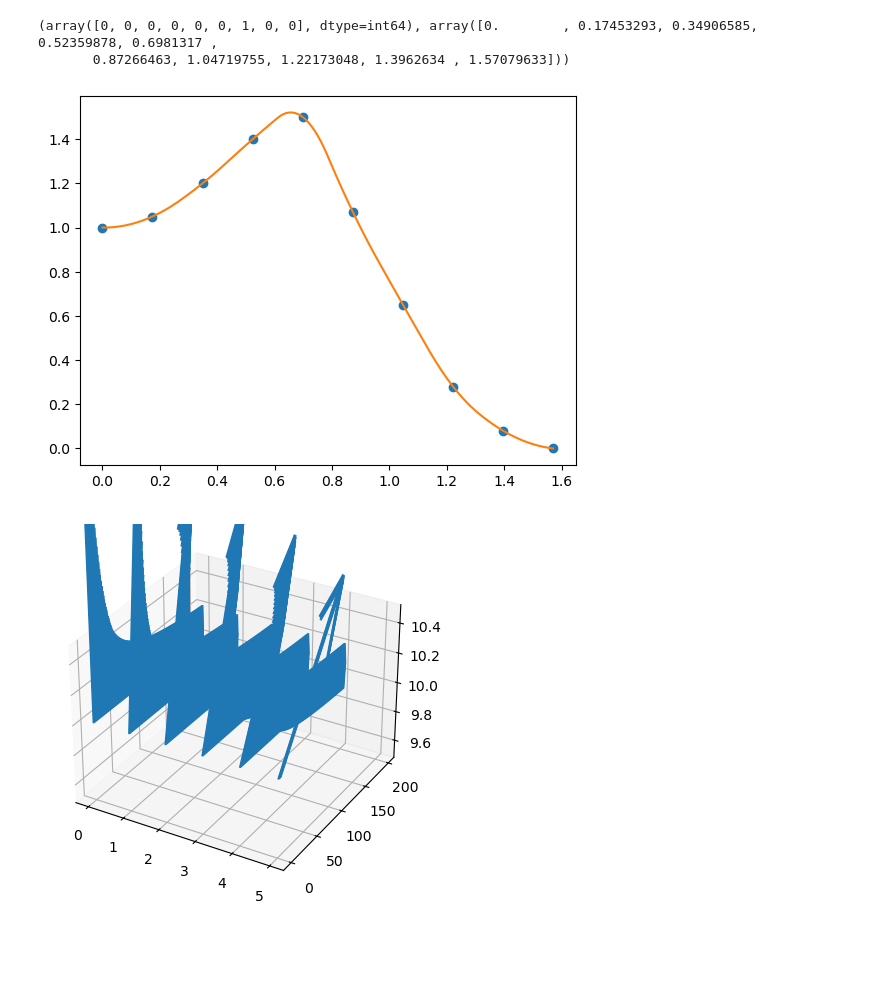
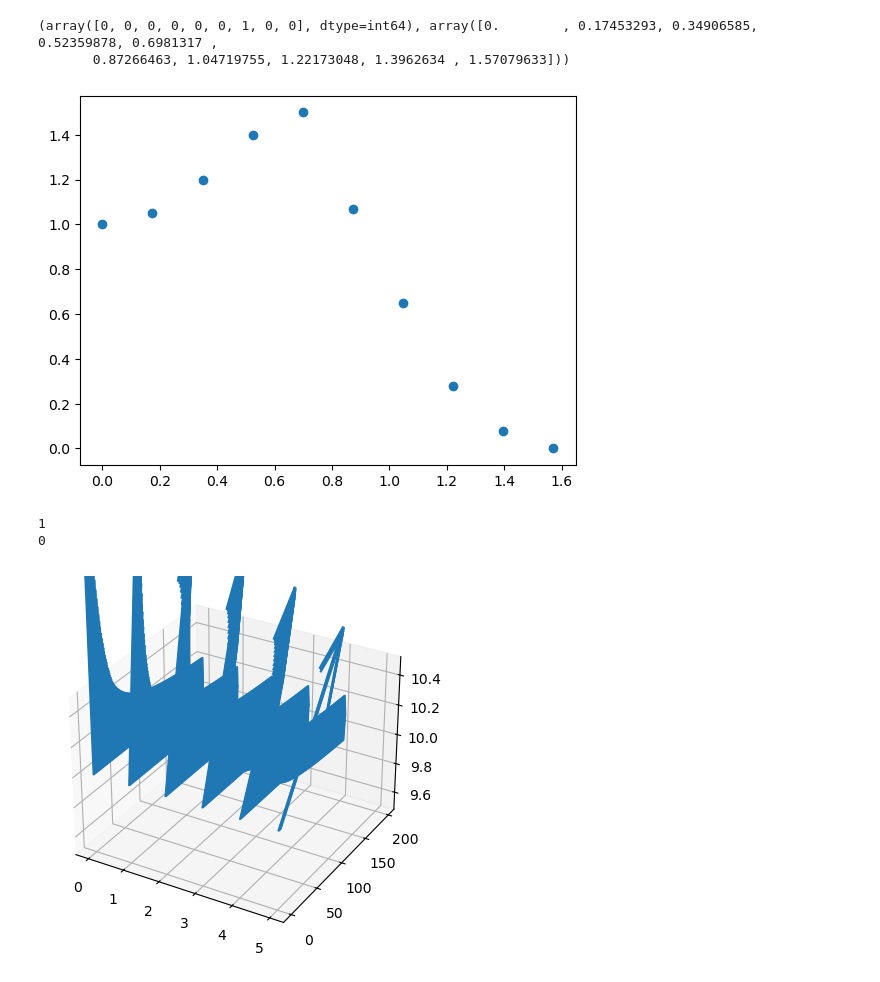
Before and after one commit to ararakitsubasa/etching, a Jupyter notebook: voxelToPointcloud.ipynb, the cells around one changed output. Cells and saved outputs as stored; diff of their text form; code cells hidden in the pictures; blank space fills up the shorter version.

```diff
--- a/voxelToPointcloud.ipynb
+++ b/voxelToPointcloud.ipynb
@@ -81,11 +81,19 @@ yield_hist = np.array([[1.0, 1.05,  1.2,  1.4,  1.5, 1.07, 0.65, 0.28, 0.08,  0]
 yield_func = interpolate.interp1d(yield_hist[1], yield_hist[0], kind='quadratic')
 # %%
 xnew = np.arange(0, pi/2, 0.01)
+xnew = np.array([])
 ynew = yield_func(xnew)   # use interpolation function returned by `interp1d`
 plt.plot(yield_hist[1], yield_hist[0], 'o', xnew, ynew, '-')
 plt.show()
 # %% [output]
-[figure, old version]
+[figure, new version]
+# %%
+xnew = np.array([0])
+print(xnew.size)
+print(ynew.size)
+# %% [output]
+1
+0
 # %%
 ax = plt.figure().add_subplot(projection='3d')
 for i in range(1000):
```
Also changed, not shown: 2 other files.
